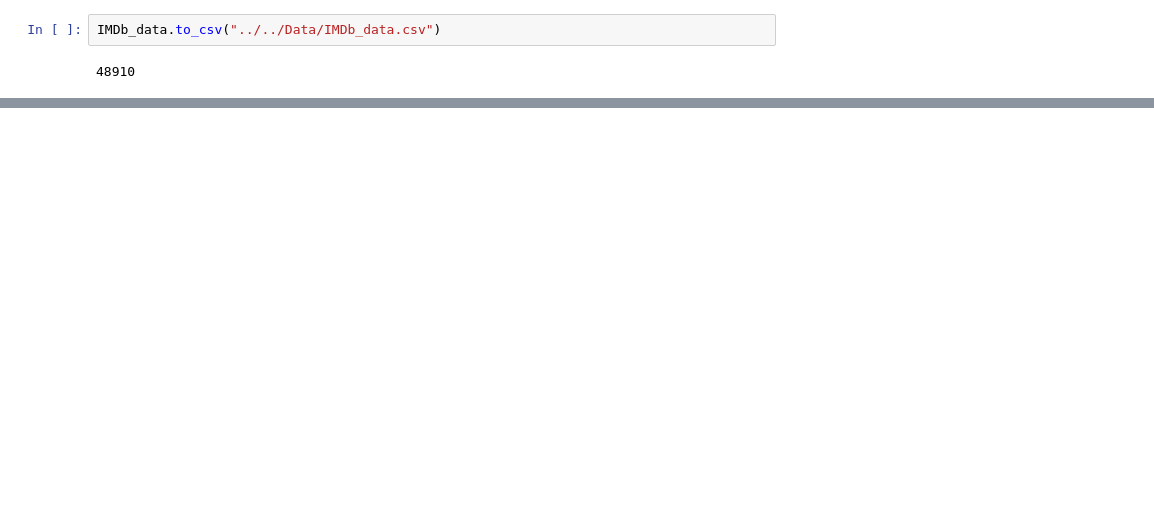
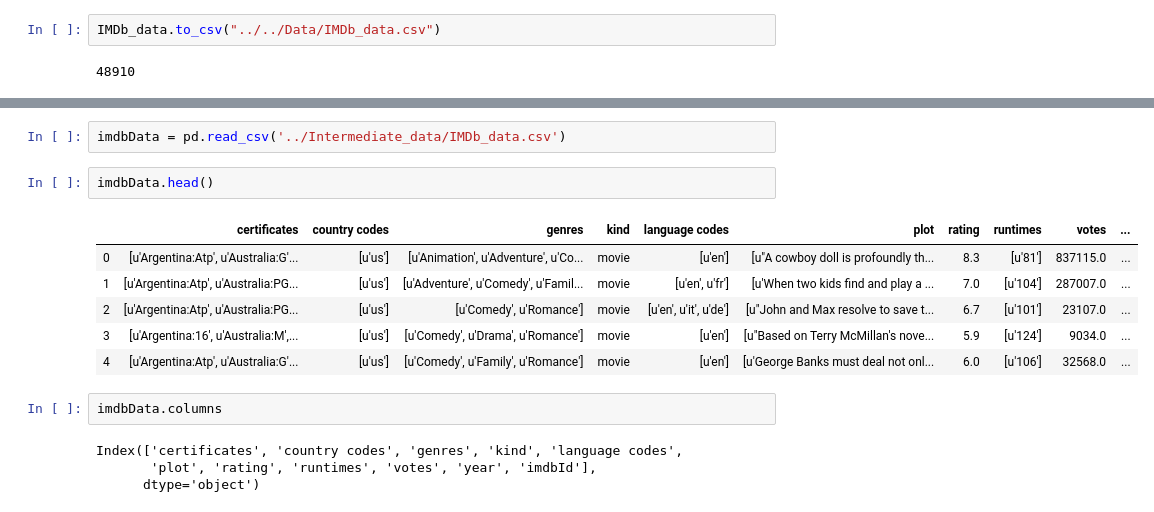
Before and after one commit to SanchayniB/Serendipitous-Recommender-System, a Jupyter notebook: EDA/Imdb_extraction.ipynb, the cells around one changed output, grey strips where cells are left out. Cells and saved outputs as stored; diff of their text form; blank space fills up the shorter version.

Commit message:
Cleaning IMDb data

```diff
--- a/EDA/Imdb_extraction.ipynb
+++ b/EDA/Imdb_extraction.ipynb
@@ -318,0 +330,17 @@ IMDb_data.to_csv("../../Data/IMDb_data.csv")
+# %%
+imdbData = pd.read_csv('../Intermediate_data/IMDb_data.csv')
+# %%
+imdbData.head()
+# %% [output]
+|  | certificates | country codes | genres | kind | language codes | plot | rating | runtimes | votes | ... |
+| 0 | [u'Argentina:Atp', u'Australia:G'... | [u'us'] | [u'Animation', u'Adventure', u'Co... | movie | [u'en'] | [u"A cowboy doll is profoundly th... | 8.3 | [u'81'] | 837115.0 | ... |
+| 1 | [u'Argentina:Atp', u'Australia:PG... | [u'us'] | [u'Adventure', u'Comedy', u'Famil... | movie | [u'en', u'fr'] | [u'When two kids find and play a ... | 7.0 | [u'104'] | 287007.0 | ... |
+| 2 | [u'Argentina:Atp', u'Australia:PG... | [u'us'] | [u'Comedy', u'Romance'] | movie | [u'en', u'it', u'de'] | [u"John and Max resolve to save t... | 6.7 | [u'101'] | 23107.0 | ... |
+| 3 | [u'Argentina:16', u'Australia:M',... | [u'us'] | [u'Comedy', u'Drama', u'Romance'] | movie | [u'en'] | [u"Based on Terry McMillan's nove... | 5.9 | [u'124'] | 9034.0 | ... |
+| 4 | [u'Argentina:Atp', u'Australia:G'... | [u'us'] | [u'Comedy', u'Family', u'Romance'] | movie | [u'en'] | [u'George Banks must deal not onl... | 6.0 | [u'106'] | 32568.0 | ... |
+# %%
+imdbData.columns
+# %% [output]
+Index(['certificates', 'country codes', 'genres', 'kind', 'language codes',
+       'plot', 'rating', 'runtimes', 'votes', 'year', 'imdbId'],
+      dtype='object')
```
Also changed, not shown: parts of 29 cells of this notebook, 2 other files.
